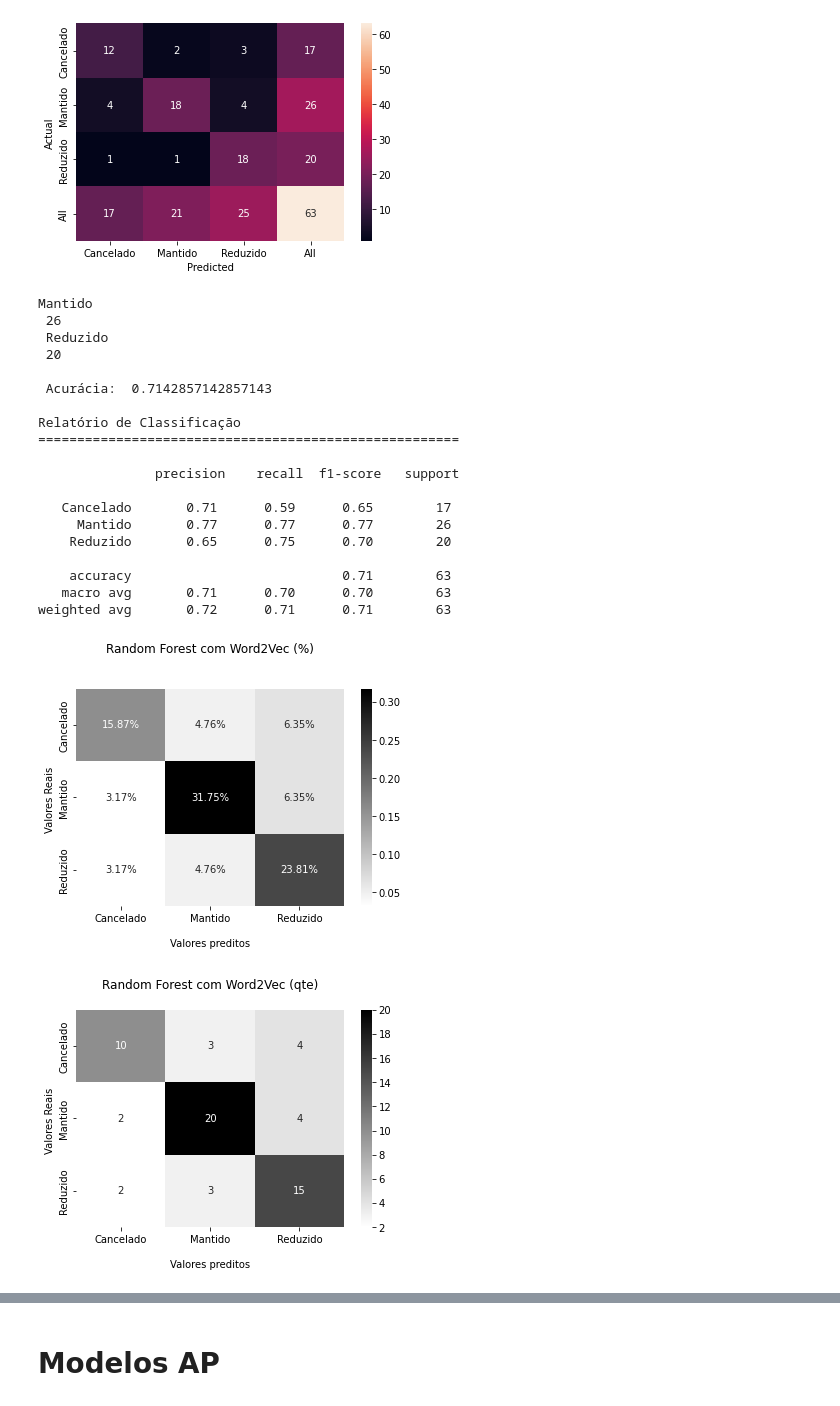
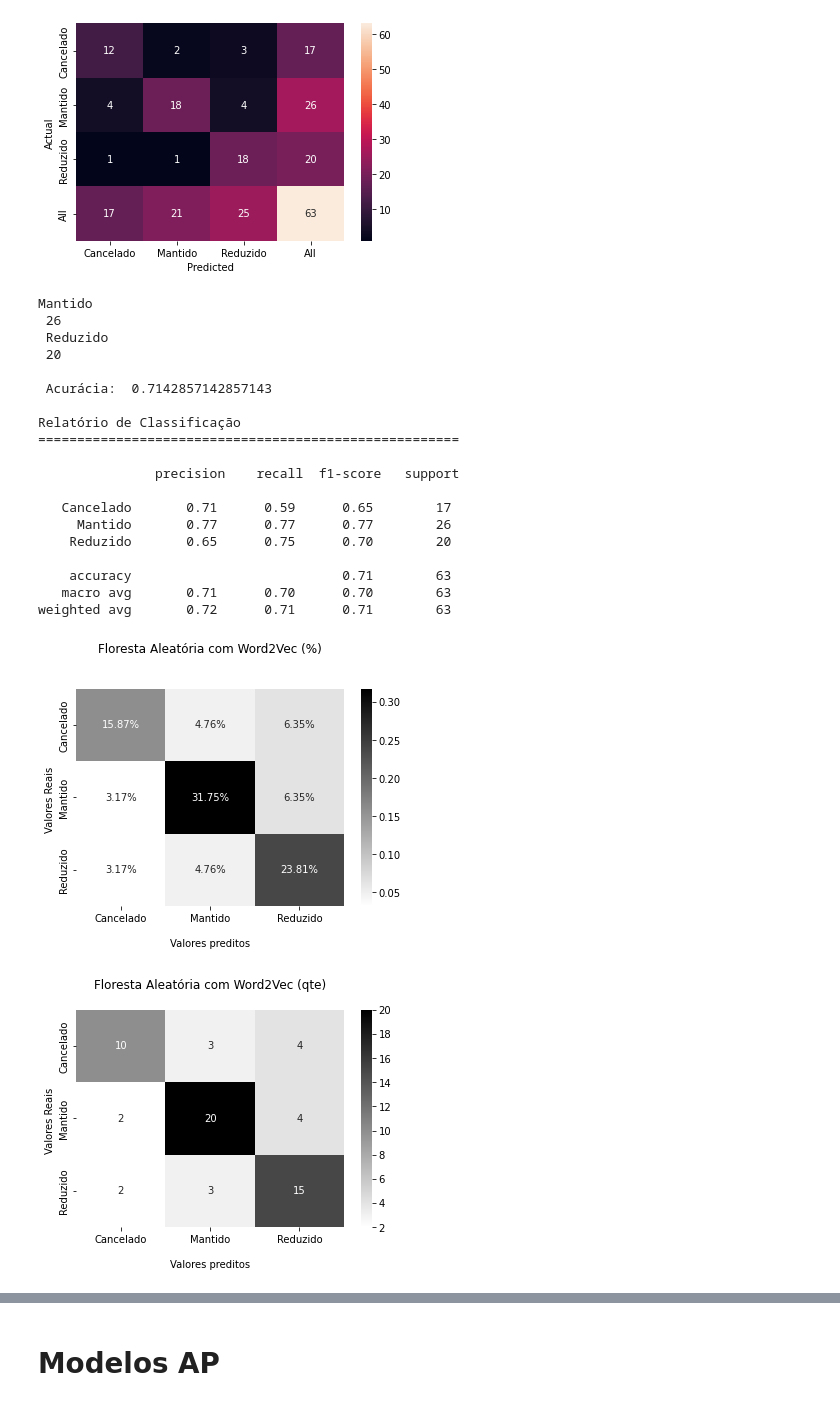
Before and after one commit to pgpa123/MBA_Ciencia_Dados, a Jupyter notebook: TCC_final.ipynb, the cells around one changed output, grey strips where cells are left out. Cells and saved outputs as stored; diff of their text form; code cells hidden in the pictures.

```diff
--- a/TCC_final.ipynb
+++ b/TCC_final.ipynb
@@ -744,12 +744,14 @@ print(matriz_vetores_teste_cbow.shape)
 (63, 300)
 # %%
 # Classificador Word2Vec
-def algoritmo(classifier, alg):
+def algoritmo(classifier, semente, alg):
   from sklearn.naive_bayes import MultinomialNB
   from sklearn.linear_model import LogisticRegression
   from sklearn.tree import DecisionTreeClassifier
   from sklearn import svm
   from sklearn.ensemble import RandomForestClassifier
+
+  seed(semente)
 
   # Training the classifier & predicting on test data
 
@@ -835,29 +837,29 @@ weighted avg       0.77      0.76      0.76        63
 # %%
 from sklearn.ensemble import RandomForestClassifier
 #algoritmo(RandomForestClassifier())
-algoritmo(RandomForestClassifier(n_estimators=350,criterion='gini',max_depth=50,max_features=300, max_samples=189),'Random Forest')
+algoritmo(RandomForestClassifier(n_estimators=350,criterion='gini',max_depth=50,max_features=300, max_samples=189),1,'Floresta Aleatória')
 # %% [output]
 Mantido
  26
  Reduzido
  20
 
  Acurácia:  0.7142857142857143
 
 Relatório de Classificação
 ======================================================
 
                precision    recall  f1-score   support
 
    Cancelado       0.71      0.59      0.65        17
      Mantido       0.77      0.77      0.77        26
     Reduzido       0.65      0.75      0.70        20
 
     accuracy                           0.71        63
    macro avg       0.71      0.70      0.70        63
 weighted avg       0.72      0.71      0.71        63
-[figure, old version]
+[figure, new version]
-[figure, old version]
+[figure, new version]
 [figure]
 # %% [markdown]
 # Modelos AP
```
Also changed, not shown: parts of 32 cells of this notebook.
